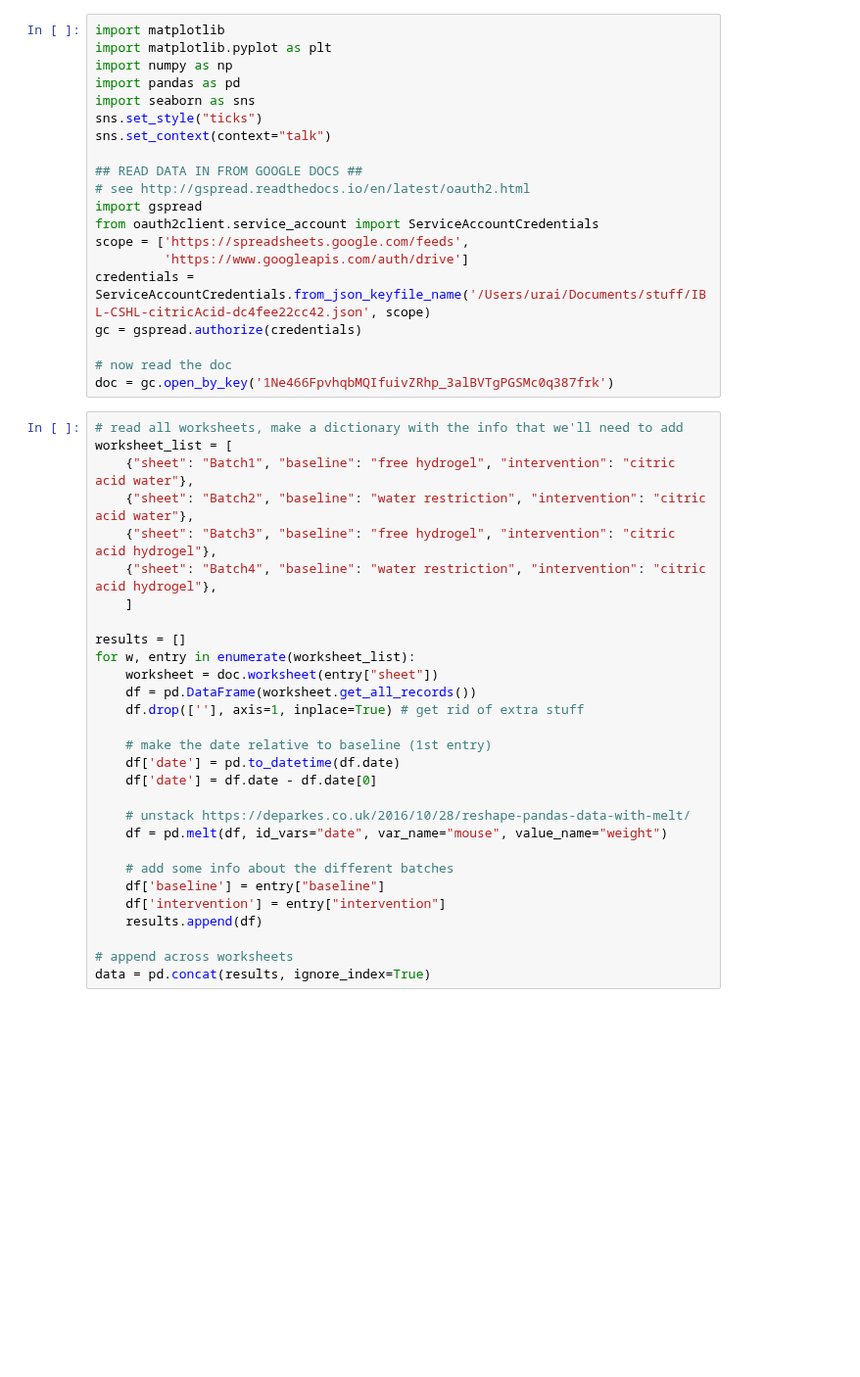
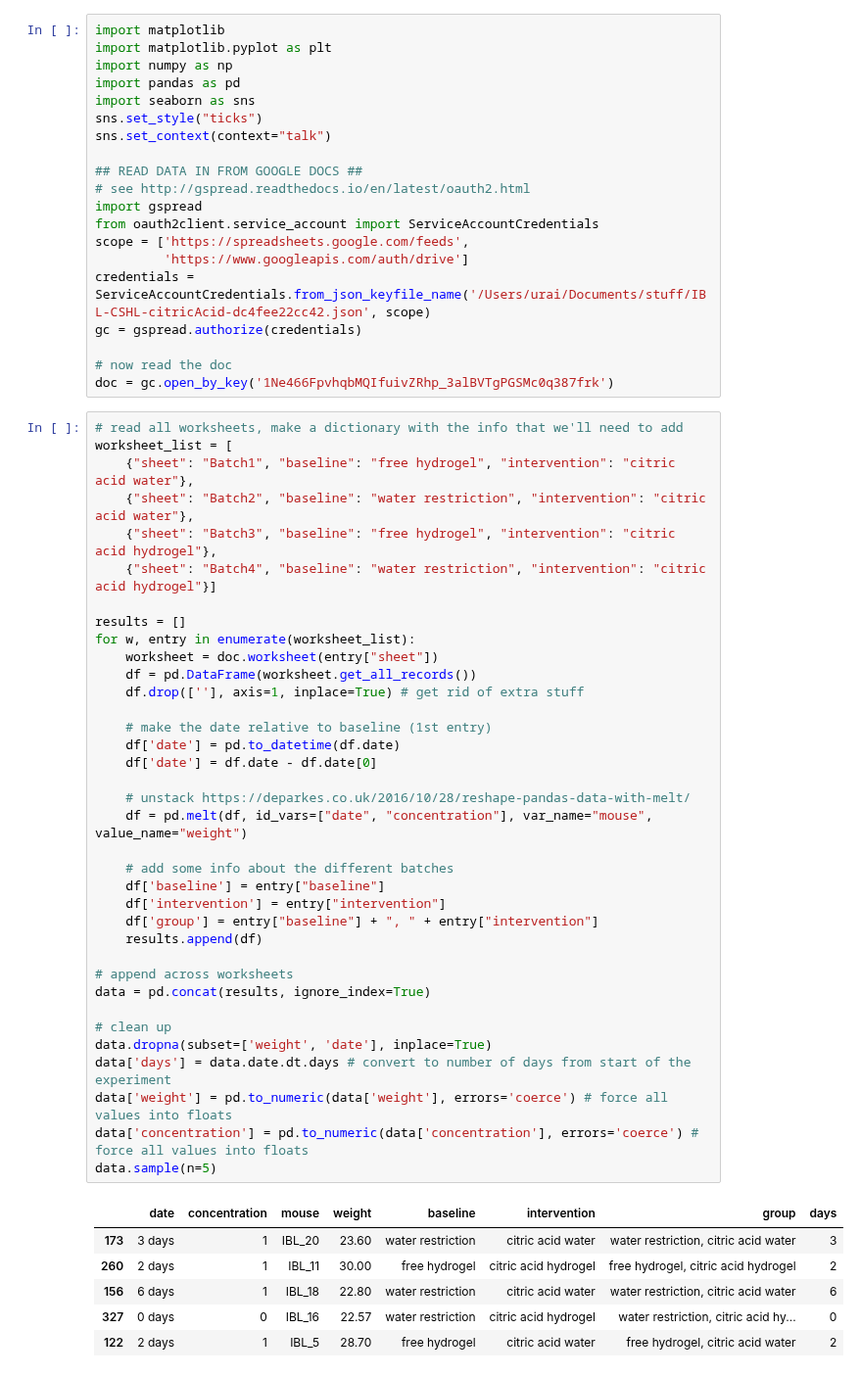
Before and after one commit to int-brain-lab/analysis, a Jupyter notebook: plotting/weightmonitoring_citricacid.ipynb, the cells around one changed output. Shown at 98% size. Cells and saved outputs as stored; diff of their text form; blank space fills up the shorter version.

```diff
--- a/plotting/weightmonitoring_citricacid.ipynb
+++ b/plotting/weightmonitoring_citricacid.ipynb
@@ -21,30 +21,44 @@ doc = gc.open_by_key('1Ne466FpvhqbMQIfuivZRhp_3alBVTgPGSMc0q387frk')
 # %%
 # read all worksheets, make a dictionary with the info that we'll need to add
 worksheet_list = [
     {"sheet": "Batch1", "baseline": "free hydrogel", "intervention": "citric acid water"},
     {"sheet": "Batch2", "baseline": "water restriction", "intervention": "citric acid water"},
     {"sheet": "Batch3", "baseline": "free hydrogel", "intervention": "citric acid hydrogel"},
-    {"sheet": "Batch4", "baseline": "water restriction", "intervention": "citric acid hydrogel"},
-    ]
+    {"sheet": "Batch4", "baseline": "water restriction", "intervention": "citric acid hydrogel"}]
 
 results = []
 for w, entry in enumerate(worksheet_list):
     worksheet = doc.worksheet(entry["sheet"])
     df = pd.DataFrame(worksheet.get_all_records())
     df.drop([''], axis=1, inplace=True) # get rid of extra stuff
 
     # make the date relative to baseline (1st entry)
     df['date'] = pd.to_datetime(df.date)
     df['date'] = df.date - df.date[0]
 
     # unstack https://deparkes.co.uk/2016/10/28/reshape-pandas-data-with-melt/
-    df = pd.melt(df, id_vars="date", var_name="mouse", value_name="weight")
+    df = pd.melt(df, id_vars=["date", "concentration"], var_name="mouse", value_name="weight")
 
     # add some info about the different batches
     df['baseline'] = entry["baseline"]
     df['intervention'] = entry["intervention"]
+    df['group'] = entry["baseline"] + ", " + entry["intervention"]
     results.append(df)
 
 # append across worksheets
 data = pd.concat(results, ignore_index=True)
+
+# clean up
+data.dropna(subset=['weight', 'date'], inplace=True)
+data['days'] = data.date.dt.days # convert to number of days from start of the experiment
+data['weight'] = pd.to_numeric(data['weight'], errors='coerce') # force all values into floats
+data['concentration'] = pd.to_numeric(data['concentration'], errors='coerce') # force all values into floats
+data.sample(n=5)
+# %% [output]
+|  | date | concentration | mouse | weight | baseline | intervention | group | days |
+| 173 | 3 days | 1 | IBL_20 | 23.60 | water restriction | citric acid water | water restriction, citric acid water | 3 |
+| 260 | 2 days | 1 | IBL_11 | 30.00 | free hydrogel | citric acid hydrogel | free hydrogel, citric acid hydrogel | 2 |
+| 156 | 6 days | 1 | IBL_18 | 22.80 | water restriction | citric acid water | water restriction, citric acid water | 6 |
+| 327 | 0 days | 0 | IBL_16 | 22.57 | water restriction | citric acid hydrogel | water restriction, citric acid hy... | 0 |
+| 122 | 2 days | 1 | IBL_5 | 28.70 | free hydrogel | citric acid water | free hydrogel, citric acid water | 2 |
 # %%
```
Also changed, not shown: parts of 2 cells of this notebook.
